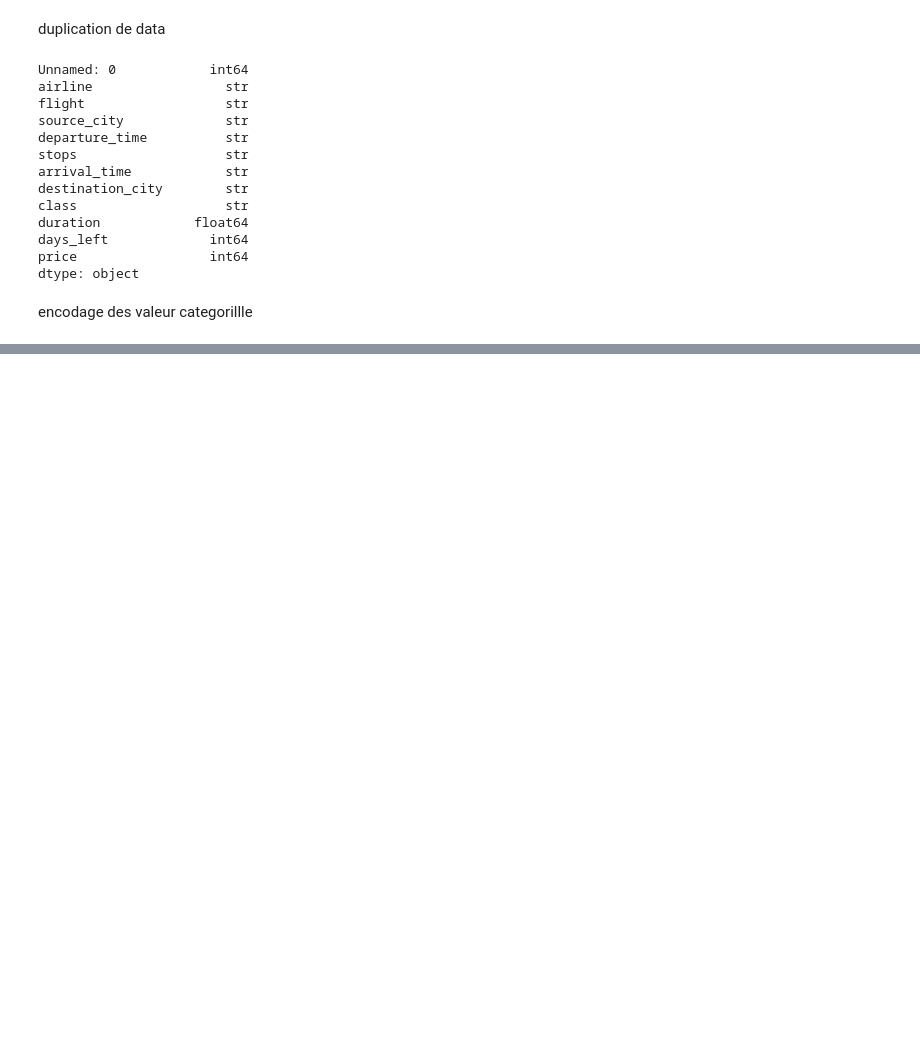
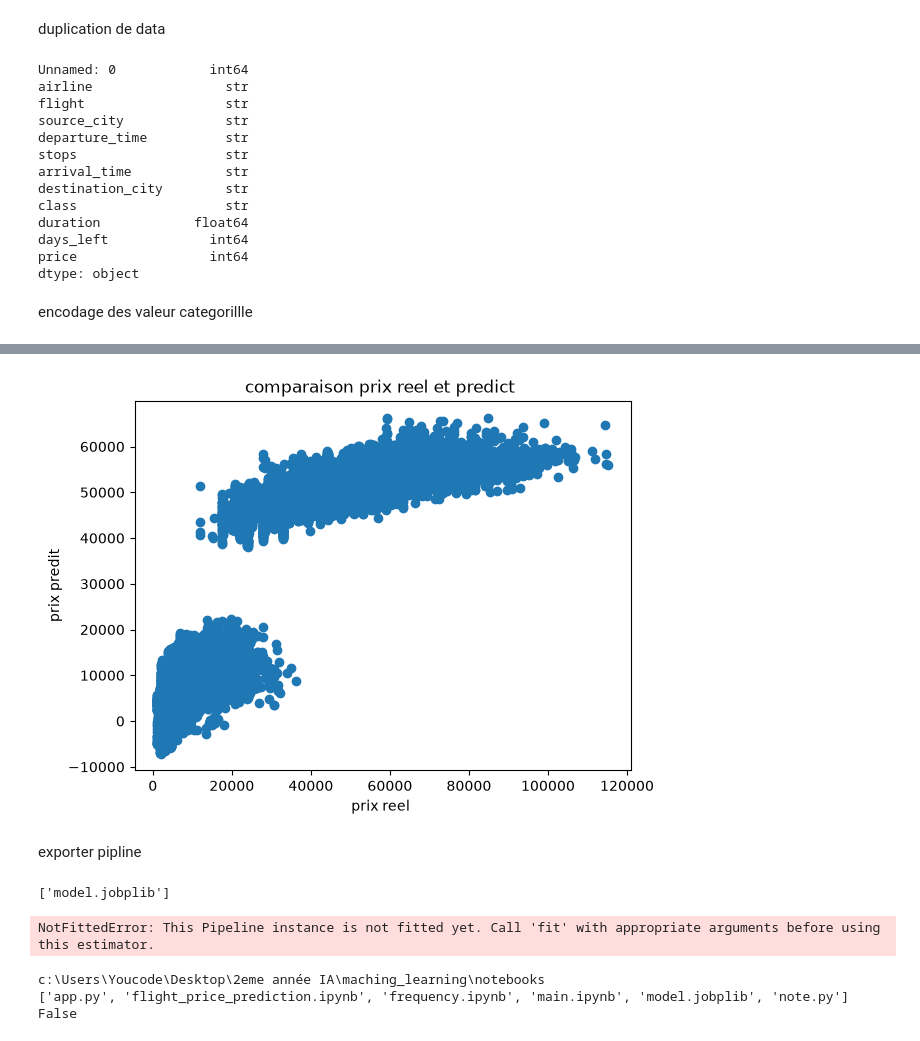
Before and after one commit to MOUSSA-AI-DEV/machine_learning, a Jupyter notebook: notebooks/main.ipynb, the cells around one changed output, grey strips where cells are left out. Cells and saved outputs as stored; diff of their text form; code cells hidden in the pictures; blank space fills up the shorter version.

```diff
--- a/notebooks/main.ipynb
+++ b/notebooks/main.ipynb
@@ -329,0 +381,7 @@ print( encoded)
+# %%
+model =Pipeline(steps=[
+    ("preprocessor",preprocessor),
+    ("regressor",LinearRegression())
+])
+# %%
+model.fit(X_train,y_train)
@@ -329,0 +422,8 @@ print( encoded)
+# %%
+
+X_train, X_test, y_train, y_test = train_test_split(
+    x,
+    y,
+    test_size=0.2,
+    random_state=42
+)
@@ -329,0 +437,2 @@ print( encoded)
+# %%
+y_pred=model.predict(X_test)
@@ -329,0 +471,34 @@ print( encoded)
+# %%
+import matplotlib.pyplot as plt
+plt.scatter(y_test, y_pred)
+plt.xlabel("prix reel ")
+plt.ylabel("prix predit")
+plt.title("comparaison prix reel et predict ")
+plt.show()
+# %% [output]
+[figure, added]
+# %% [markdown]
+exporter pipline
+# %%
+import joblib
+joblib.dump(model,"model.jobplib")
+# %% [output]
+['model.jobplib']
+# %%
+model=joblib.load("model.joblib")
+prediction = model.predict(X_test)
+print(prediction[0])
+# %% [output]
+NotFittedError: This Pipeline instance is not fitted yet. Call 'fit' with appropriate arguments before using this estimator.
+# %%
+import os
+
+print(os.getcwd())
+print(os.listdir())
+import os
+
+print(os.path.exists("model.joblib"))
+# %% [output]
+c:\Users\Youcode\Desktop\2eme année IA\maching_learning\notebooks
+['app.py', 'flight_price_prediction.ipynb', 'frequency.ipynb', 'main.ipynb', 'model.jobplib', 'note.py']
+False
```
Also changed, not shown: parts of 17 cells of this notebook, 5 other files.
